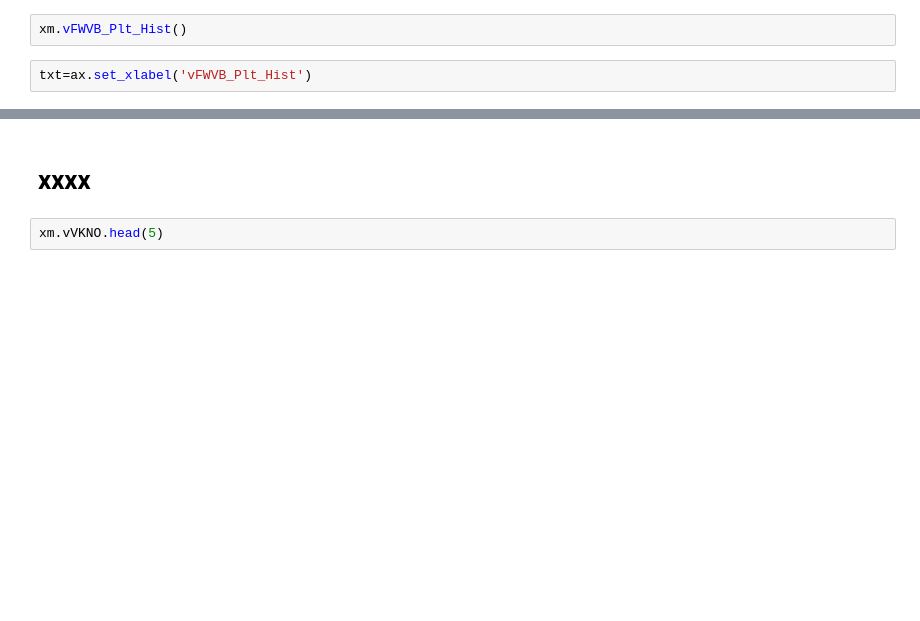
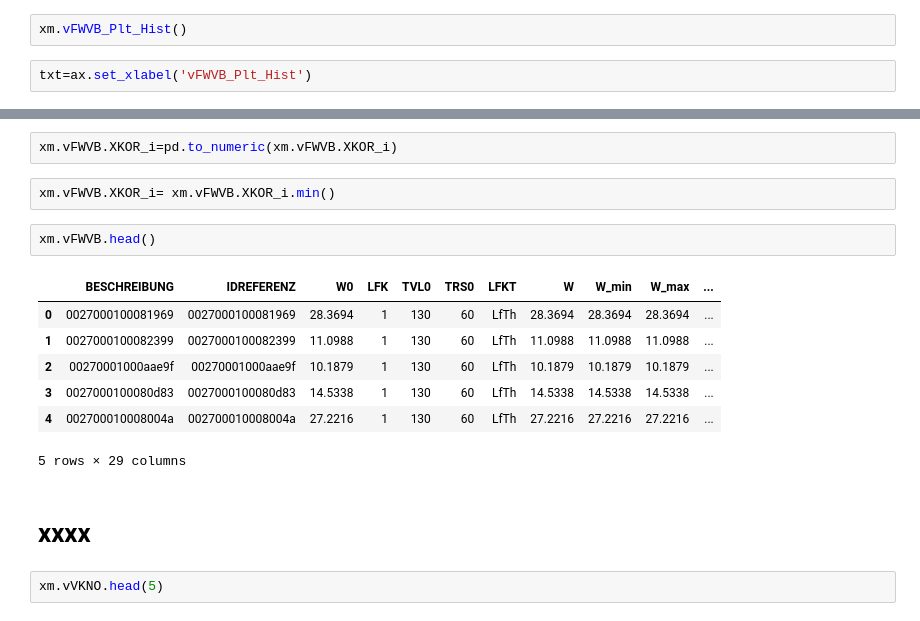
Before and after one commit to aw3s/PT3S, a Jupyter notebook: nb/XmWithPandas.ipynb, the cells around one changed output, grey strips where cells are left out. Cells and saved outputs as stored; diff of their text form; blank space fills up the shorter version.

```diff
--- a/nb/XmWithPandas.ipynb
+++ b/nb/XmWithPandas.ipynb
@@ -128,3 +74,17 @@ plt.show()
+# %%
+xm.vFWVB.XKOR_i=pd.to_numeric(xm.vFWVB.XKOR_i)
+# %%
+xm.vFWVB.XKOR_i= xm.vFWVB.XKOR_i.min()
+# %%
+xm.vFWVB.head()
+# %% [output]
+|  | BESCHREIBUNG | IDREFERENZ | W0 | LFK | TVL0 | TRS0 | LFKT | W | W_min | W_max | ... |
+| 0 | 0027000100081969 | 0027000100081969 | 28.3694 | 1 | 130 | 60 | LfTh | 28.3694 | 28.3694 | 28.3694 | ... |
+| 1 | 0027000100082399 | 0027000100082399 | 11.0988 | 1 | 130 | 60 | LfTh | 11.0988 | 11.0988 | 11.0988 | ... |
+| 2 | 00270001000aae9f | 00270001000aae9f | 10.1879 | 1 | 130 | 60 | LfTh | 10.1879 | 10.1879 | 10.1879 | ... |
+| 3 | 0027000100080d83 | 0027000100080d83 | 14.5338 | 1 | 130 | 60 | LfTh | 14.5338 | 14.5338 | 14.5338 | ... |
+| 4 | 002700010008004a | 002700010008004a | 27.2216 | 1 | 130 | 60 | LfTh | 27.2216 | 27.2216 | 27.2216 | ... |
+5 rows × 29 columns
 # %% [markdown]
 # xxxx
 # %%
```
Also changed, not shown: parts of 8 cells of this notebook, 1 other file.
